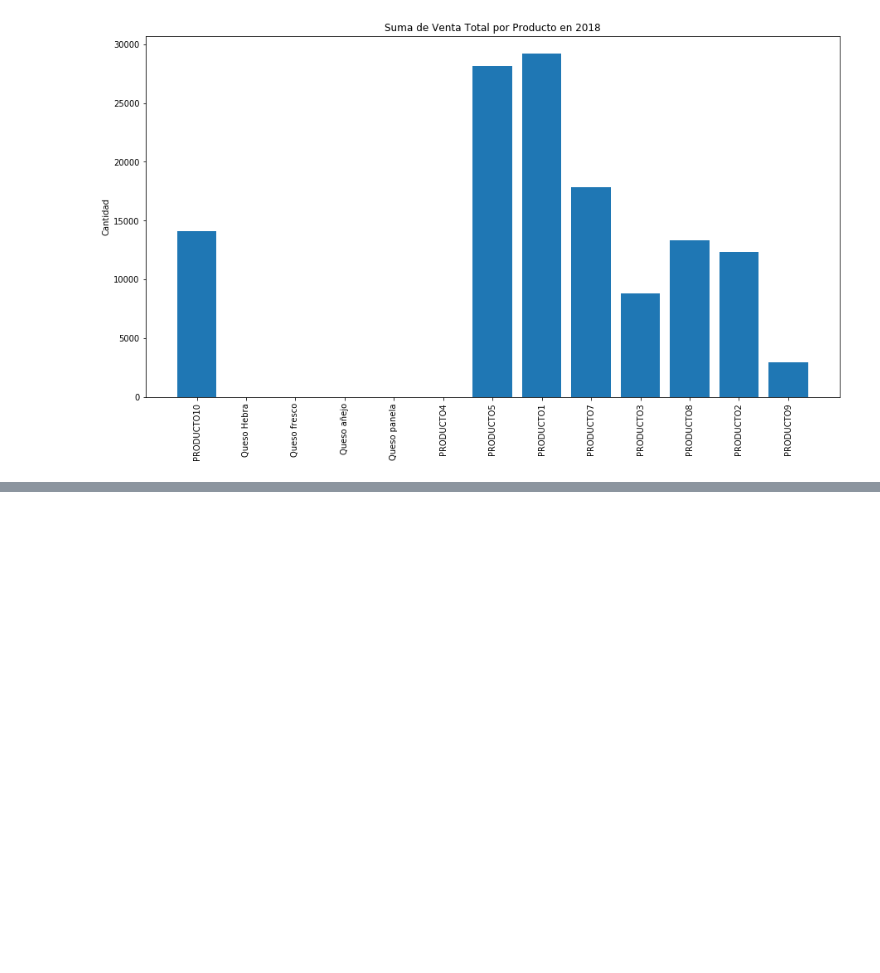
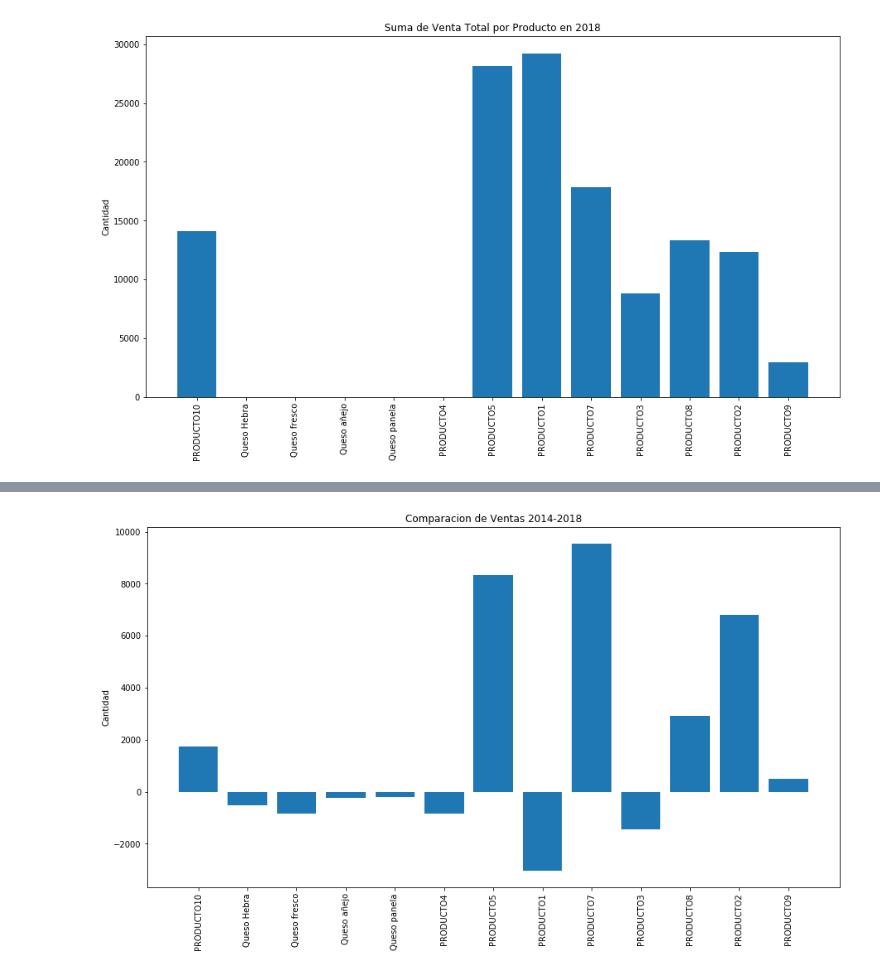
Before and after one commit to arturomf94/dc-mia, a Jupyter notebook: dci/products_analysis.ipynb, the cells around one changed output, grey strips where cells are left out. Saved outputs shown, nothing was run; the diff lists cells and outputs as text; code cells hidden in the pictures; blank space fills up the shorter version.

```diff
--- a/dci/products_analysis.ipynb
+++ b/dci/products_analysis.ipynb
@@ -169,0 +199,9 @@ plt.show()
+# %%
+# ¿Cómo se comparan estos productos con años anteriores?
+plt.bar(productos_name, productos_count_dif_anios[2])
+plt.xticks(rotation=90)
+plt.title('Comparacion de Ventas 2014-2018')
+plt.ylabel('Cantidad')
+plt.show()
+# %% [output]
+[figure, added]
```
Also changed, not shown: parts of 6 cells of this notebook.
